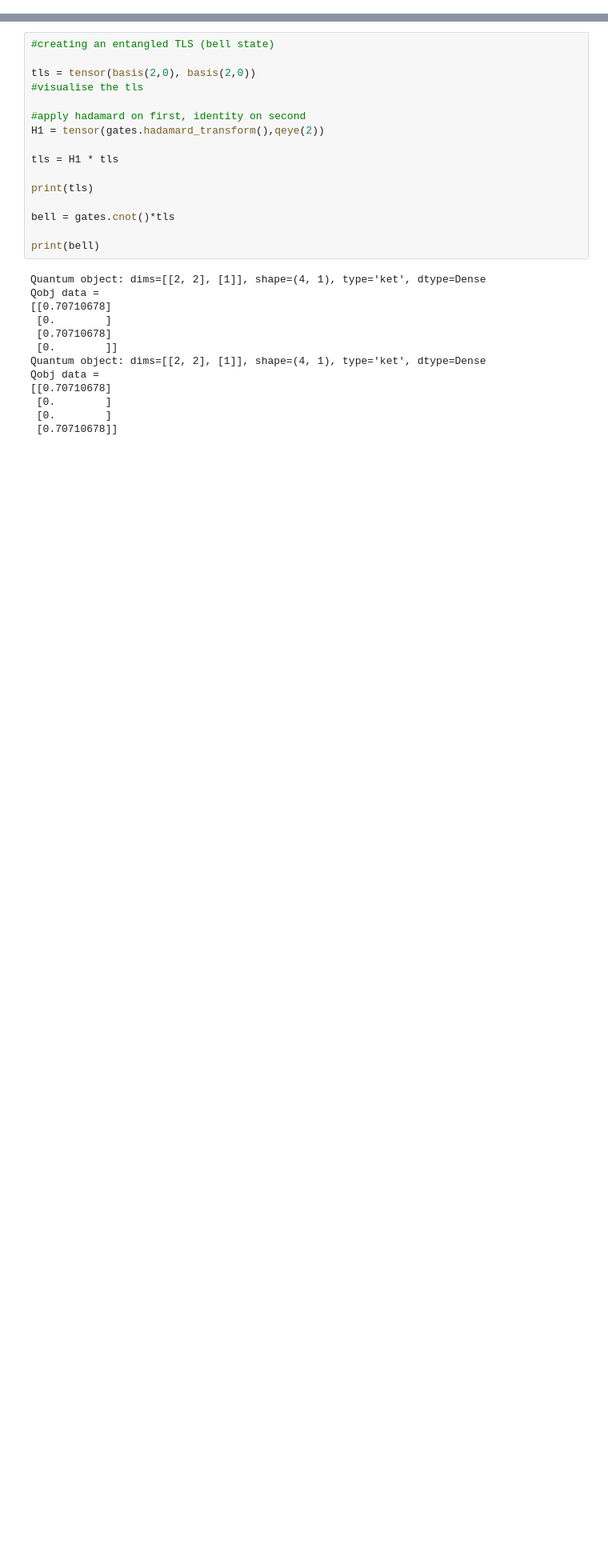
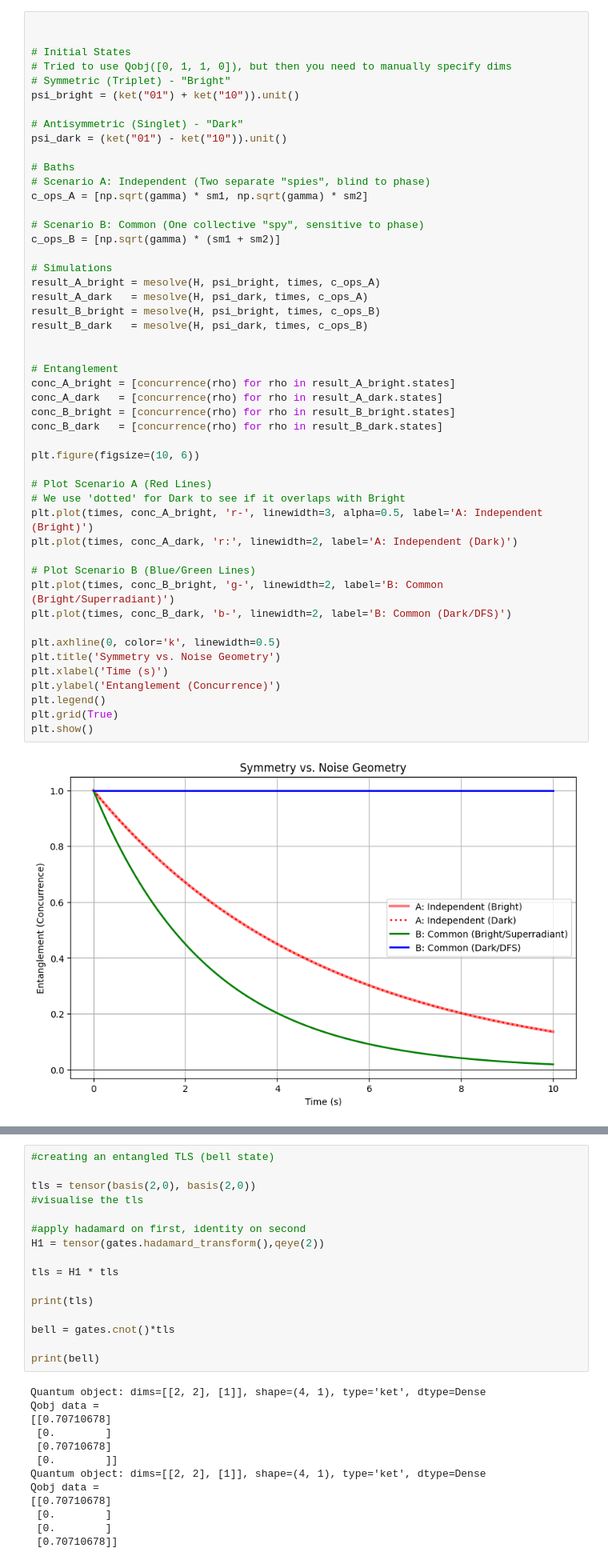
Before and after one commit to Teoneag/TLS-Quantum-Sensing-and-Measurement, a Jupyter notebook: TLS_Entanglement_&_Decocherence.ipynb, the cells around one changed output, grey strips where cells are left out. Shown at 80% size. Cells and saved outputs as stored; diff of their text form; blank space fills up the shorter version.

```diff
--- a/TLS_Entanglement_&_Decocherence.ipynb
+++ b/TLS_Entanglement_&_Decocherence.ipynb
@@ -32,0 +57,51 @@ Requirement already satisfied: pure-eval in ./.venv/lib/python3.13/site-packages
+# %%
+
+
+# Initial States
+# Tried to use Qobj([0, 1, 1, 0]), but then you need to manually specify dims
+# Symmetric (Triplet) - "Bright"
+psi_bright = (ket("01") + ket("10")).unit()
+
+# Antisymmetric (Singlet) - "Dark"
+psi_dark = (ket("01") - ket("10")).unit()
+
+# Baths
+# Scenario A: Independent (Two separate "spies", blind to phase)
+c_ops_A = [np.sqrt(gamma) * sm1, np.sqrt(gamma) * sm2]
+
+# Scenario B: Common (One collective "spy", sensitive to phase)
+c_ops_B = [np.sqrt(gamma) * (sm1 + sm2)]
+
+# Simulations
+result_A_bright = mesolve(H, psi_bright, times, c_ops_A)
+result_A_dark   = mesolve(H, psi_dark, times, c_ops_A)
+result_B_bright = mesolve(H, psi_bright, times, c_ops_B)
+result_B_dark   = mesolve(H, psi_dark, times, c_ops_B)
+
+
+# Entanglement
+conc_A_bright = [concurrence(rho) for rho in result_A_bright.states]
+conc_A_dark   = [concurrence(rho) for rho in result_A_dark.states]
+conc_B_bright = [concurrence(rho) for rho in result_B_bright.states]
+conc_B_dark   = [concurrence(rho) for rho in result_B_dark.states]
+
+plt.figure(figsize=(10, 6))
+
+# Plot Scenario A (Red Lines)
+# We use 'dotted' for Dark to see if it overlaps with Bright
+plt.plot(times, conc_A_bright, 'r-', linewidth=3, alpha=0.5, label='A: Independent (Bright)')
+plt.plot(times, conc_A_dark, 'r:', linewidth=2, label='A: Independent (Dark)')
+
+# Plot Scenario B (Blue/Green Lines)
+plt.plot(times, conc_B_bright, 'g-', linewidth=2, label='B: Common (Bright/Superradiant)')
+plt.plot(times, conc_B_dark, 'b-', linewidth=2, label='B: Common (Dark/DFS)')
+
+plt.axhline(0, color='k', linewidth=0.5)
+plt.title('Symmetry vs. Noise Geometry')
+plt.xlabel('Time (s)')
+plt.ylabel('Entanglement (Concurrence)')
+plt.legend()
+plt.grid(True)
+plt.show()
+# %% [output]
+[figure, added]
```
Also changed, not shown: parts of 6 cells of this notebook.
